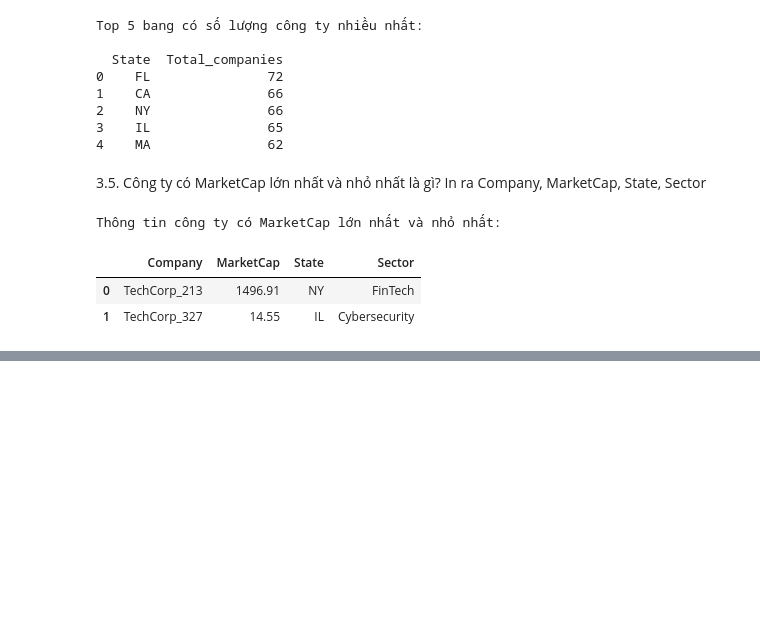
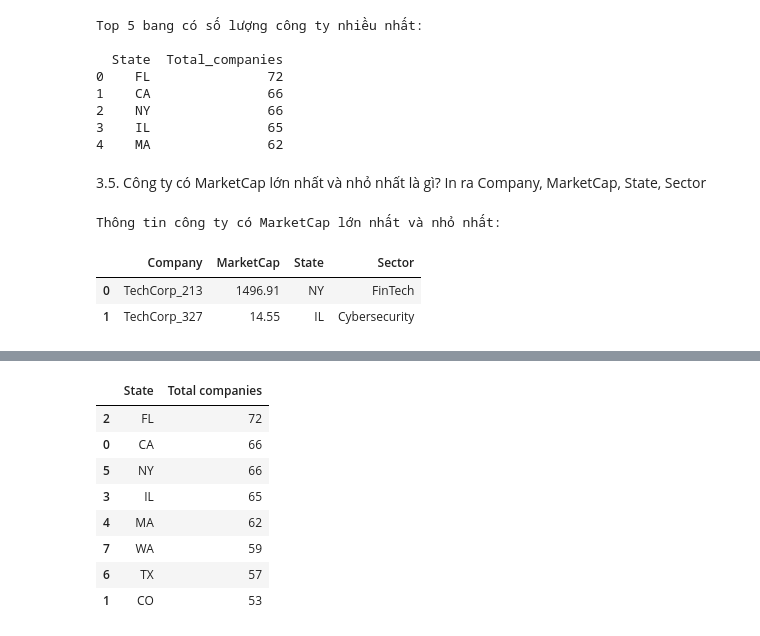
Before and after one commit to ntung-07/LAP-TRINH-PYTHON-NEU, a Jupyter notebook: KTRA_GIUA_KY/KT_De1_2025.ipynb, the cells around one changed output, grey strips where cells are left out. Saved outputs shown, nothing was run; the diff lists cells and outputs as text; code cells hidden in the pictures; blank space fills up the shorter version.

```diff
--- a/KTRA_GIUA_KY/KT_De1_2025.ipynb
+++ b/KTRA_GIUA_KY/KT_De1_2025.ipynb
@@ -261,0 +359,12 @@ Thông tin công ty có MarketCap lớn nhất và nhỏ nhất:
+# %%
+state_counts # visualize
+# %% [output]
+|  | State | Total companies |
+| 2 | FL | 72 |
+| 0 | CA | 66 |
+| 5 | NY | 66 |
+| 3 | IL | 65 |
+| 4 | MA | 62 |
+| 7 | WA | 59 |
+| 6 | TX | 57 |
+| 1 | CO | 53 |
```
Also changed, not shown: parts of 19 cells of this notebook.
